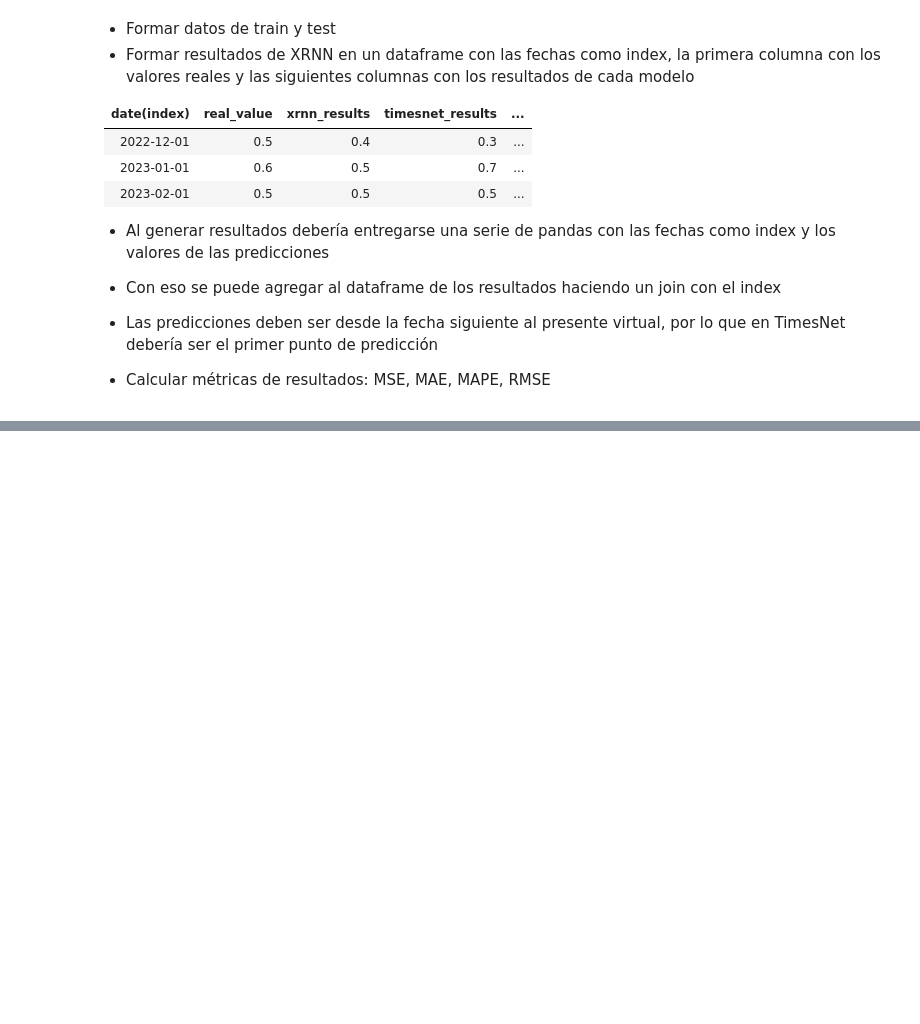
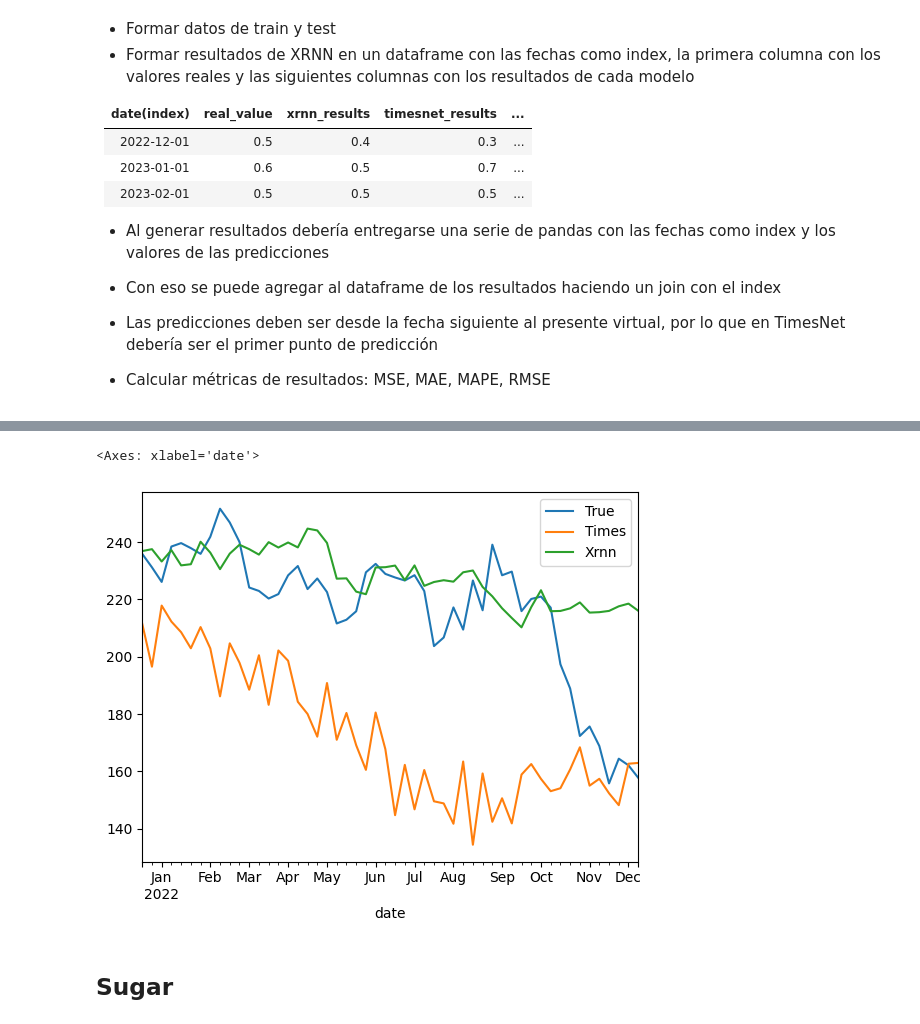
Before and after one commit to FranciscoSotoU/Time-Series-Library, a Jupyter notebook: exploration.ipynb, the cells around one changed output, grey strips where cells are left out. Drawn from its saved outputs; the diff is of its cells as text; code cells hidden in the pictures; blank space fills up the shorter version.

```diff
--- a/exploration.ipynb
+++ b/exploration.ipynb
@@ -53,0 +99,7 @@ times_df = times_df
+# %%
+total_df.plot()
+# %% [output]
+<Axes: xlabel='date'>
+[figure, added]
+# %% [markdown]
+## Sugar
```
Also changed, not shown: parts of 42 cells of this notebook, 6 other files.
